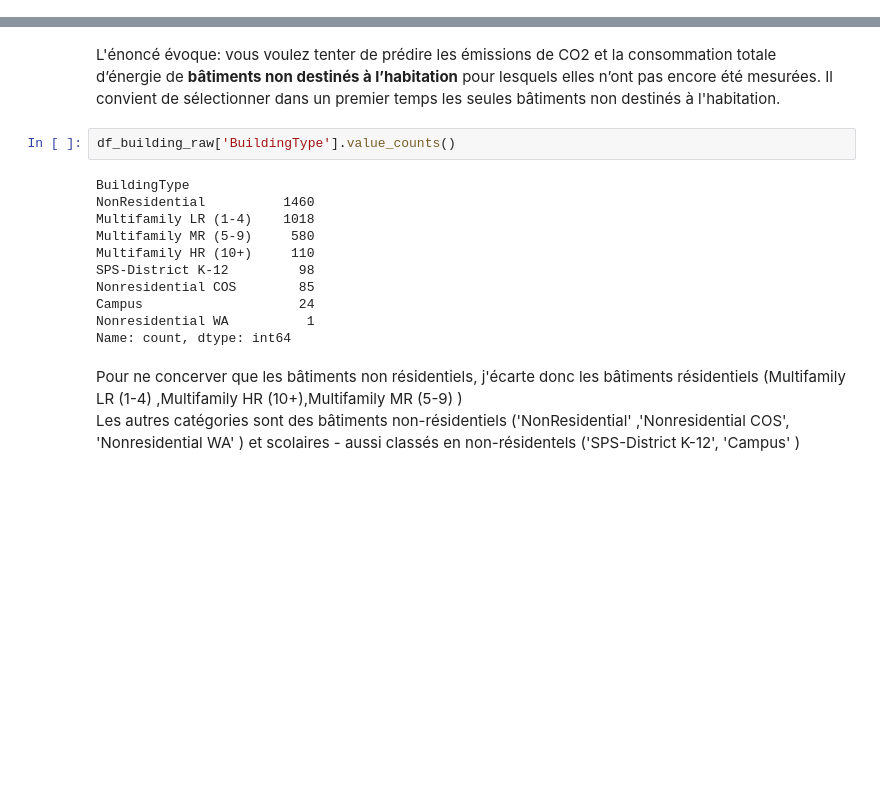
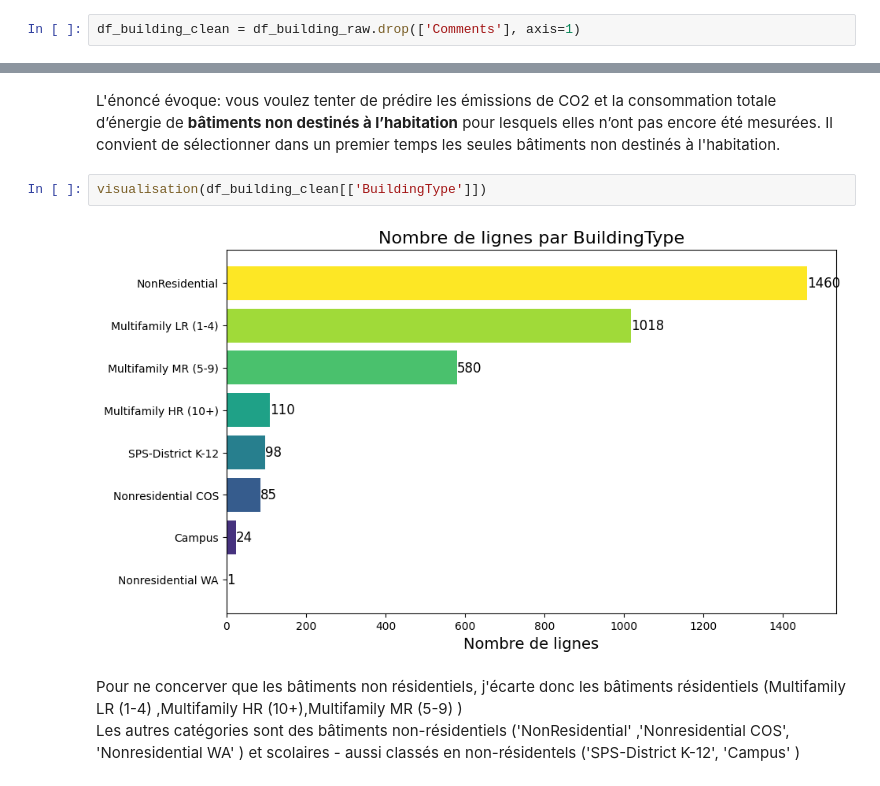
Before and after one commit to Solisdata/projet6_ml_api, a Jupyter notebook: 1_analyse_exploratoire.ipynb, the cells around one changed output, grey strips where cells are left out. Cells and saved outputs as stored; diff of their text form; blank space fills up the shorter version.

```diff
--- a/1_analyse_exploratoire.ipynb
+++ b/1_analyse_exploratoire.ipynb
@@ -123,0 +128,2 @@ Les informations sur les emissions (TotalGHGEmissions ) qui ont 9 valeurs nulles
+# %%
+df_building_clean = df_building_raw.drop(['Comments'], axis=1)
@@ -128,19 +199,10 @@ Les informations sur les emissions (TotalGHGEmissions ) qui ont 9 valeurs nulles
 # %% [markdown]
 L'énoncé évoque: vous voulez tenter de prédire les émissions de CO2 et la consommation totale d’énergie de **bâtiments non destinés à l’habitation** pour lesquels elles n’ont pas encore été mesurées.
 Il convient de sélectionner dans un premier temps les seules bâtiments non destinés à l'habitation.
-# %%
-df_building_raw['BuildingType'].value_counts()
-# %% [output]
-BuildingType
-NonResidential          1460
-Multifamily LR (1-4)    1018
-Multifamily MR (5-9)     580
-Multifamily HR (10+)     110
-SPS-District K-12         98
-Nonresidential COS        85
-Campus                    24
-Nonresidential WA          1
-Name: count, dtype: int64
+# %%
+visualisation(df_building_clean[['BuildingType']])
+# %% [output]
+[figure, added]
 # %% [markdown]
 Pour ne concerver que les bâtiments non résidentiels, j'écarte donc les bâtiments résidentiels (Multifamily LR (1-4) ,Multifamily HR (10+),Multifamily MR (5-9) )
 Les autres catégories sont des bâtiments non-résidentiels ('NonResidential' ,'Nonresidential COS', 'Nonresidential WA' ) et scolaires - aussi classés en non-résidentels ('SPS-District K-12', 'Campus' )
```
Also changed, not shown: parts of 93 cells of this notebook.
